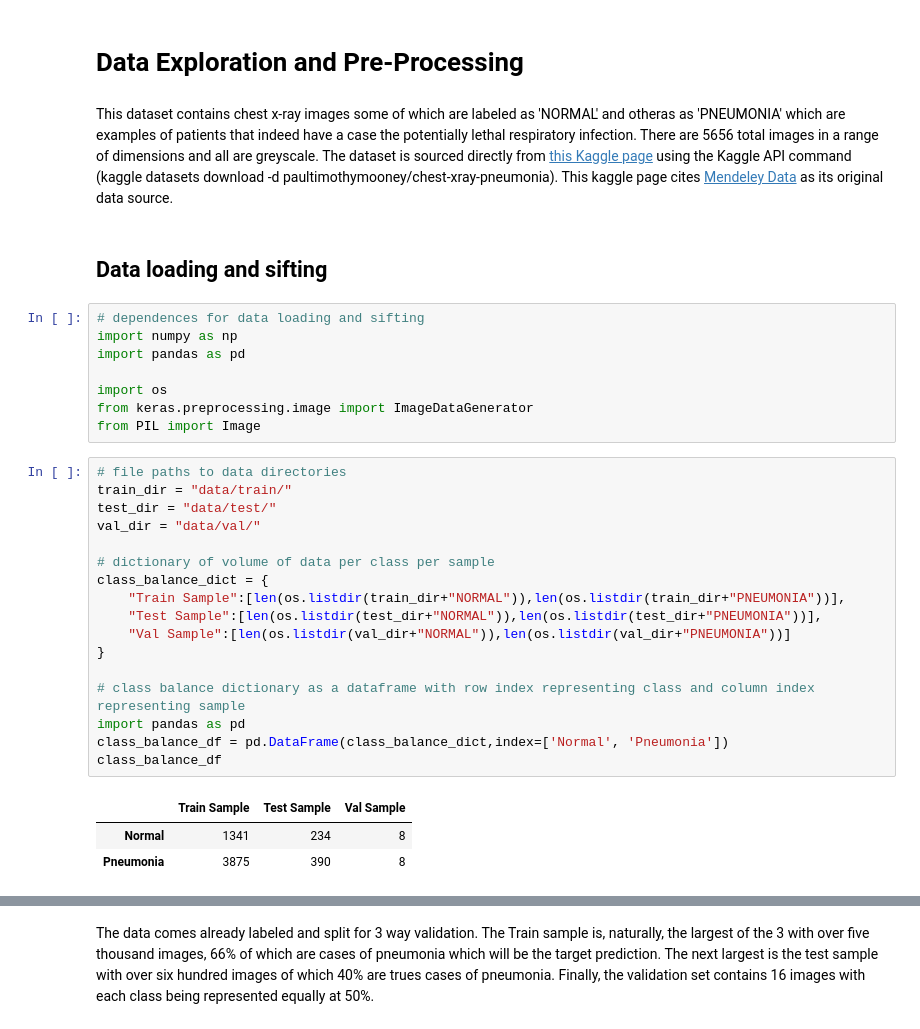
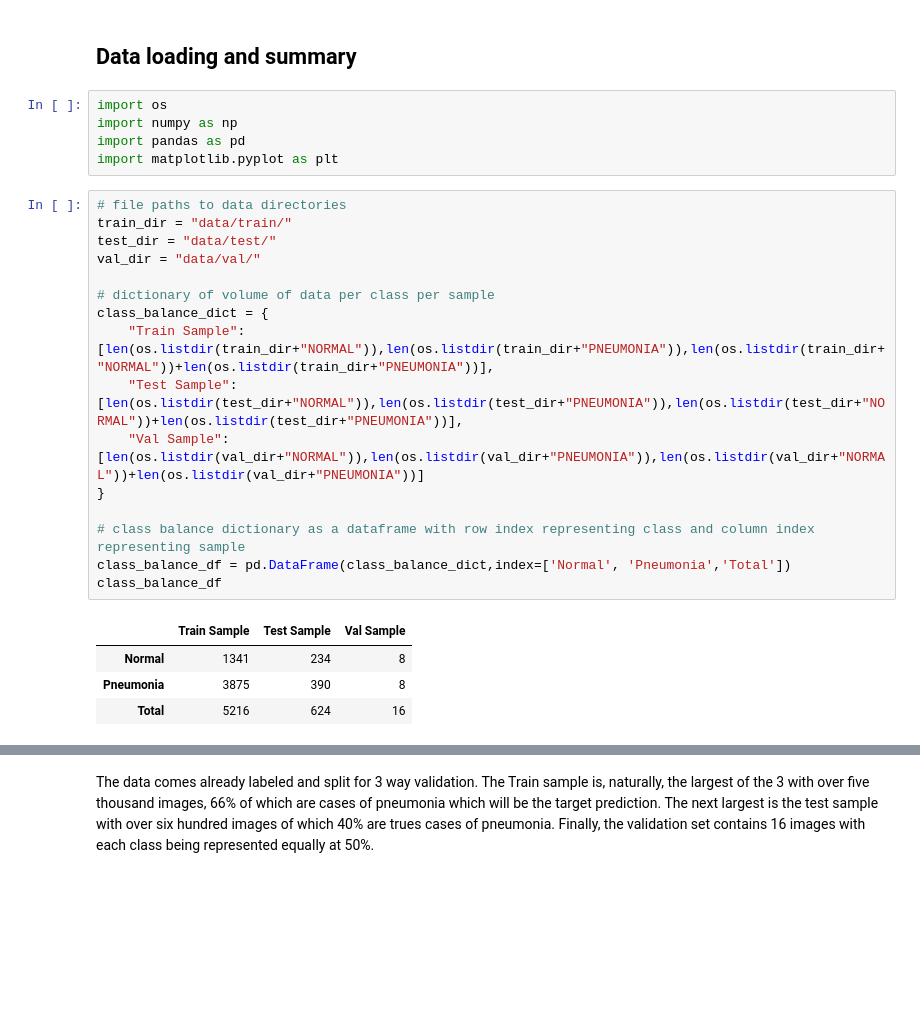
Before and after one commit to Zeth-Abney/Flatiron-school, a Jupyter notebook: phase-4/PROJECT/eda.ipynb, the cells around one changed output, grey strips where cells are left out. Drawn from its saved outputs; the diff is of its cells as text; blank space fills up the shorter version.

```diff
--- a/phase-4/PROJECT/eda.ipynb
+++ b/phase-4/PROJECT/eda.ipynb
@@ -1,35 +26,28 @@
 # %% [markdown]
-# Data Exploration and Pre-Processing
+## Data loading and summary
-# %% [markdown]
-This dataset contains chest x-ray images some of which are labeled as 'NORMAL' and otheras as 'PNEUMONIA' which are examples of patients that indeed have a case the potentially lethal respiratory infection. There are 5656 total images in a range of dimensions and all are greyscale. The dataset is sourced directly from [this Kaggle page](https://www.kaggle.com/datasets/paultimothymooney/chest-xray-pneumonia) using the Kaggle API command (kaggle datasets download -d paultimothymooney/chest-xray-pneumonia). This kaggle page cites [Mendeley Data](https://data.mendeley.com/datasets/rscbjbr9sj/2) as its original data source.
-# %% [markdown]
-## Data loading and sifting
-# %%
-# dependences for data loading and sifting
-import numpy as np
-import pandas as pd
-
-import os
-from keras.preprocessing.image import ImageDataGenerator
-from PIL import Image
+# %%
+import os
+import numpy as np
+import pandas as pd
+import matplotlib.pyplot as plt
 # %%
 # file paths to data directories
 train_dir = "data/train/"
 test_dir = "data/test/"
 val_dir = "data/val/"
 
 # dictionary of volume of data per class per sample
 class_balance_dict = {
-    "Train Sample":[len(os.listdir(train_dir+"NORMAL")),len(os.listdir(train_dir+"PNEUMONIA"))],
-    "Test Sample":[len(os.listdir(test_dir+"NORMAL")),len(os.listdir(test_dir+"PNEUMONIA"))],
-    "Val Sample":[len(os.listdir(val_dir+"NORMAL")),len(os.listdir(val_dir+"PNEUMONIA"))]
+    "Train Sample":[len(os.listdir(train_dir+"NORMAL")),len(os.listdir(train_dir+"PNEUMONIA")),len(os.listdir(train_dir+"NORMAL"))+len(os.listdir(train_dir+"PNEUMONIA"))],
+    "Test Sample":[len(os.listdir(test_dir+"NORMAL")),len(os.listdir(test_dir+"PNEUMONIA")),len(os.listdir(test_dir+"NORMAL"))+len(os.listdir(test_dir+"PNEUMONIA"))],
+    "Val Sample":[len(os.listdir(val_dir+"NORMAL")),len(os.listdir(val_dir+"PNEUMONIA")),len(os.listdir(val_dir+"NORMAL"))+len(os.listdir(val_dir+"PNEUMONIA"))]
 }
 
 # class balance dictionary as a dataframe with row index representing class and column index representing sample
-import pandas as pd
-class_balance_df = pd.DataFrame(class_balance_dict,index=['Normal', 'Pneumonia'])
+class_balance_df = pd.DataFrame(class_balance_dict,index=['Normal', 'Pneumonia','Total'])
 class_balance_df
 # %% [output]
 |  | Train Sample | Test Sample | Val Sample |
 | Normal | 1341 | 234 | 8 |
 | Pneumonia | 3875 | 390 | 8 |
+| Total | 5216 | 624 | 16 |
```
Also changed, not shown: parts of 65 cells of this notebook, 2 other files.
